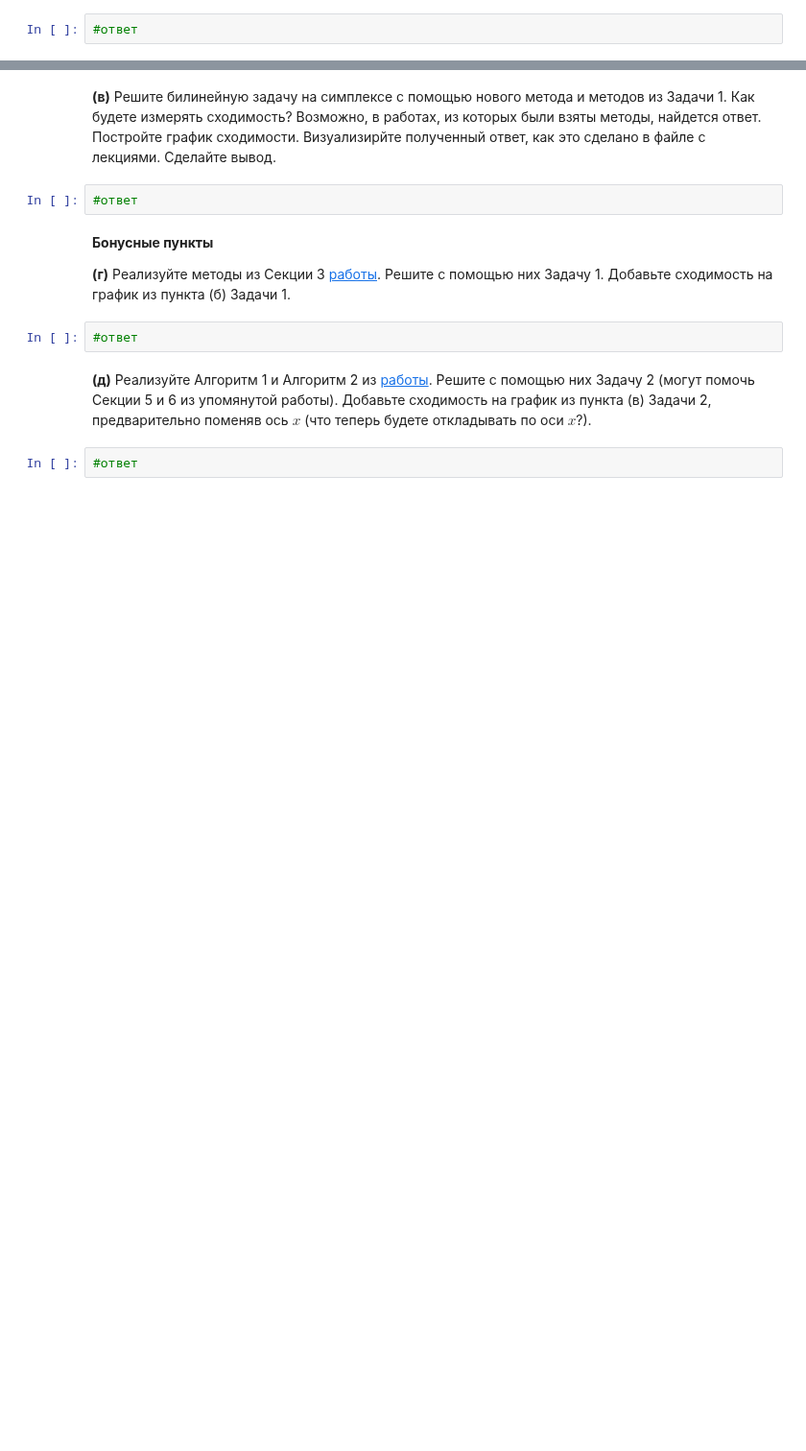
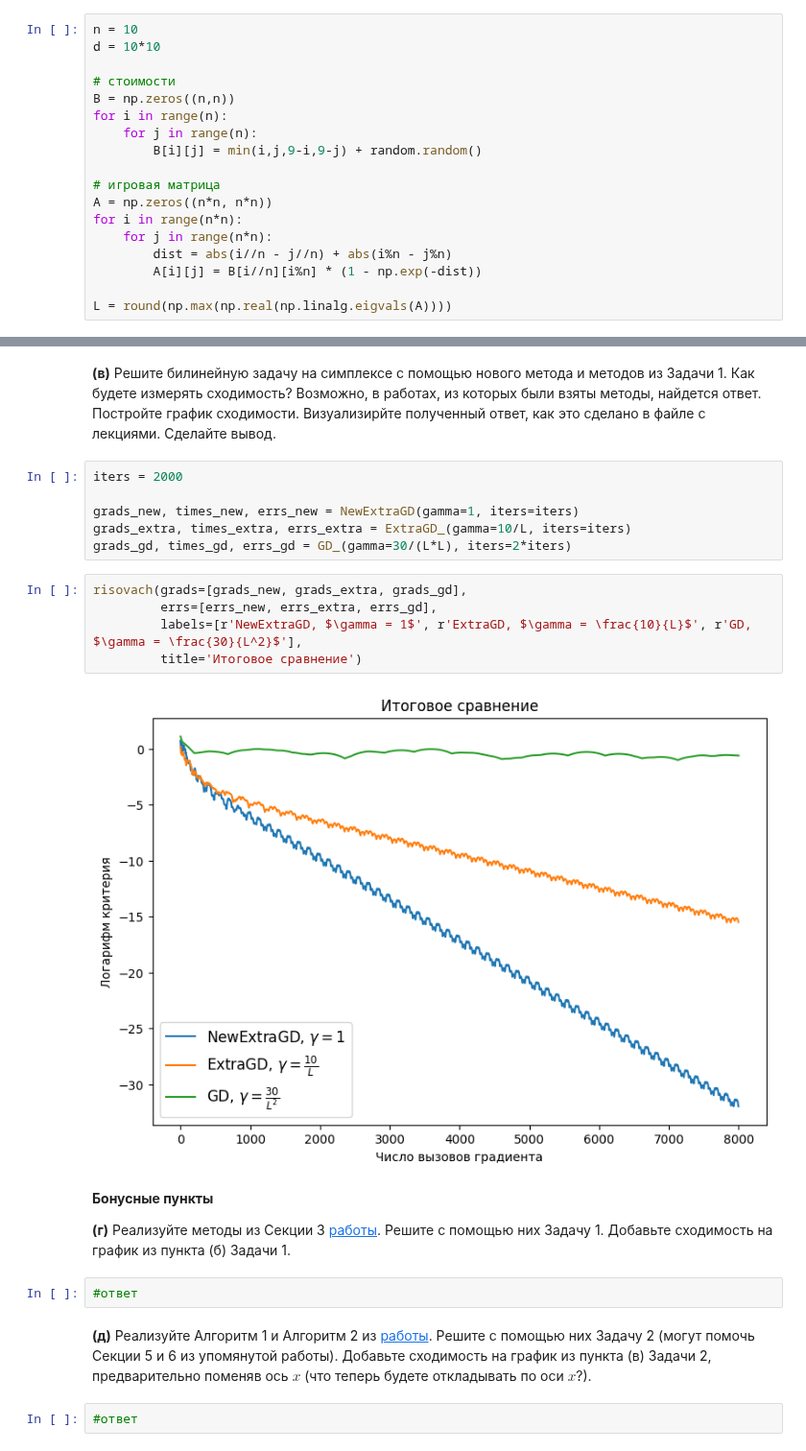
Before and after one commit to featztex/optimization, a Jupyter notebook: hw/Emelyanov_HW_8.ipynb, the cells around one changed output, grey strips where cells are left out. Shown at 96% size. Saved outputs shown, nothing was run; the diff lists cells and outputs as text; blank space fills up the shorter version.

```diff
--- a/hw/Emelyanov_HW_8.ipynb
+++ b/hw/Emelyanov_HW_8.ipynb
@@ -179,6 +180,22 @@ Extragradient descent оказался существенно быстрее д
 
 __(а)__ Сгенерируйте матрицу для данной задачи размера $n=10$ c $\theta = 1$.
 # %%
-#ответ
+n = 10
+d = 10*10
+
+# стоимости
+B = np.zeros((n,n))
+for i in range(n):
+    for j in range(n):
+        B[i][j] = min(i,j,9-i,9-j) + random.random()
+
+# игровая матрица
+A = np.zeros((n*n, n*n))
+for i in range(n*n):
+    for j in range(n*n):
+        dist = abs(i//n - j//n) + abs(i%n - j%n)
+        A[i][j] = B[i//n][i%n] * (1 - np.exp(-dist))
+
+L = round(np.max(np.real(np.linalg.eigvals(A))))
 # %% [markdown]
 __(б)__ Для данной задачи предложите модификацию метода Экстраградиента, которая учитывает, что задача решается на симплексе. В этом может помочь [статья](https://arxiv.org/pdf/0809.0815.pdf) (смотри Секцию 3.3). Реализуйте данный метод.
@@ -187,7 +334,18 @@ __(б)__ Для данной задачи предложите модифика
 # %% [markdown]
 __(в)__ Решите билинейную задачу на симплексе с помощью нового метода и методов из Задачи 1. Как будете измерять сходимость? Возможно, в работах, из которых были взяты методы, найдется ответ. Постройте график сходимости. Визуализирйте полученный ответ, как это сделано в файле с лекциями. Сделайте вывод.
-# %%
-#ответ
+# %%
+iters = 2000
+
+grads_new, times_new, errs_new = NewExtraGD(gamma=1, iters=iters)
+grads_extra, times_extra, errs_extra = ExtraGD_(gamma=10/L, iters=iters)
+grads_gd, times_gd, errs_gd = GD_(gamma=30/(L*L), iters=2*iters)
+# %%
+risovach(grads=[grads_new, grads_extra, grads_gd],
+         errs=[errs_new, errs_extra, errs_gd],
+         labels=[r'NewExtraGD, $\gamma = 1$', r'ExtraGD, $\gamma = \frac{10}{L}$', r'GD, $\gamma = \frac{30}{L^2}$'],
+         title='Итоговое сравнение')
+# %% [output]
+[figure, added]
 # %% [markdown]
 __Бонусные пункты__
 
```
Also changed, not shown: parts of 8 cells of this notebook.
